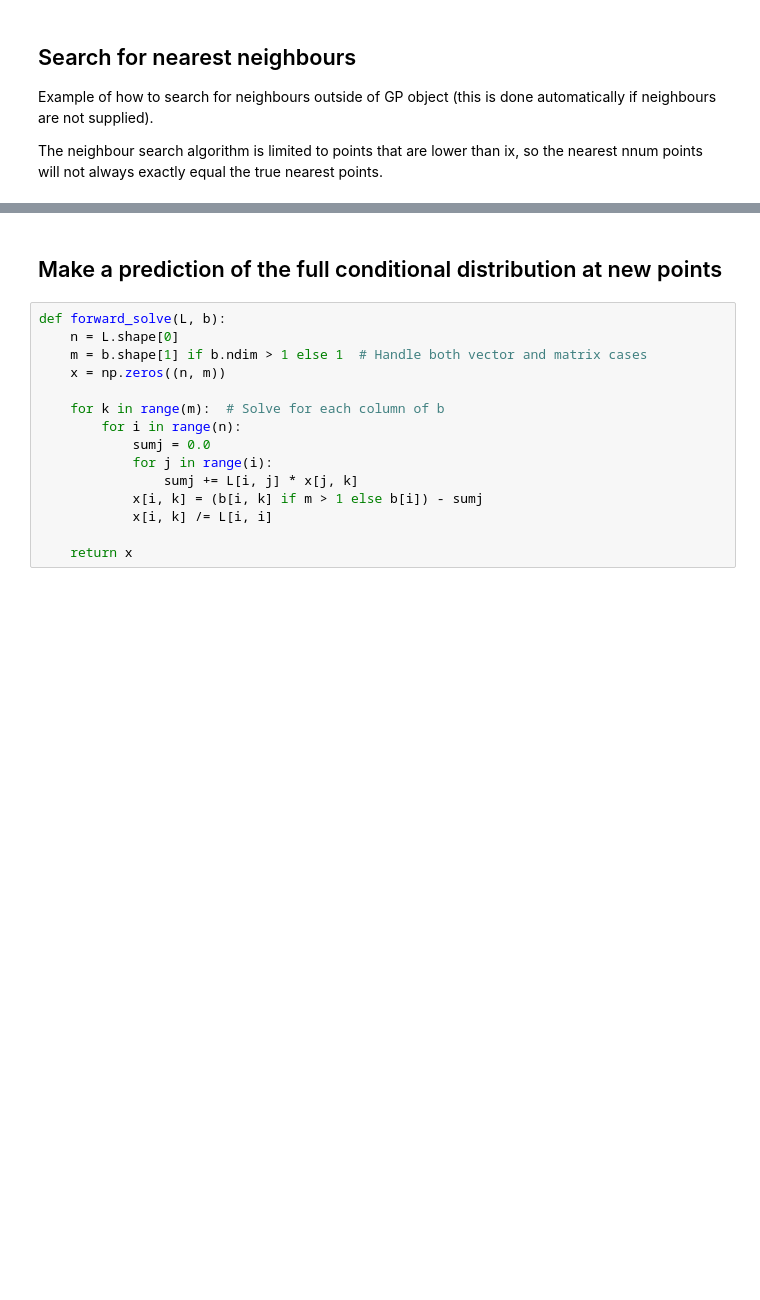
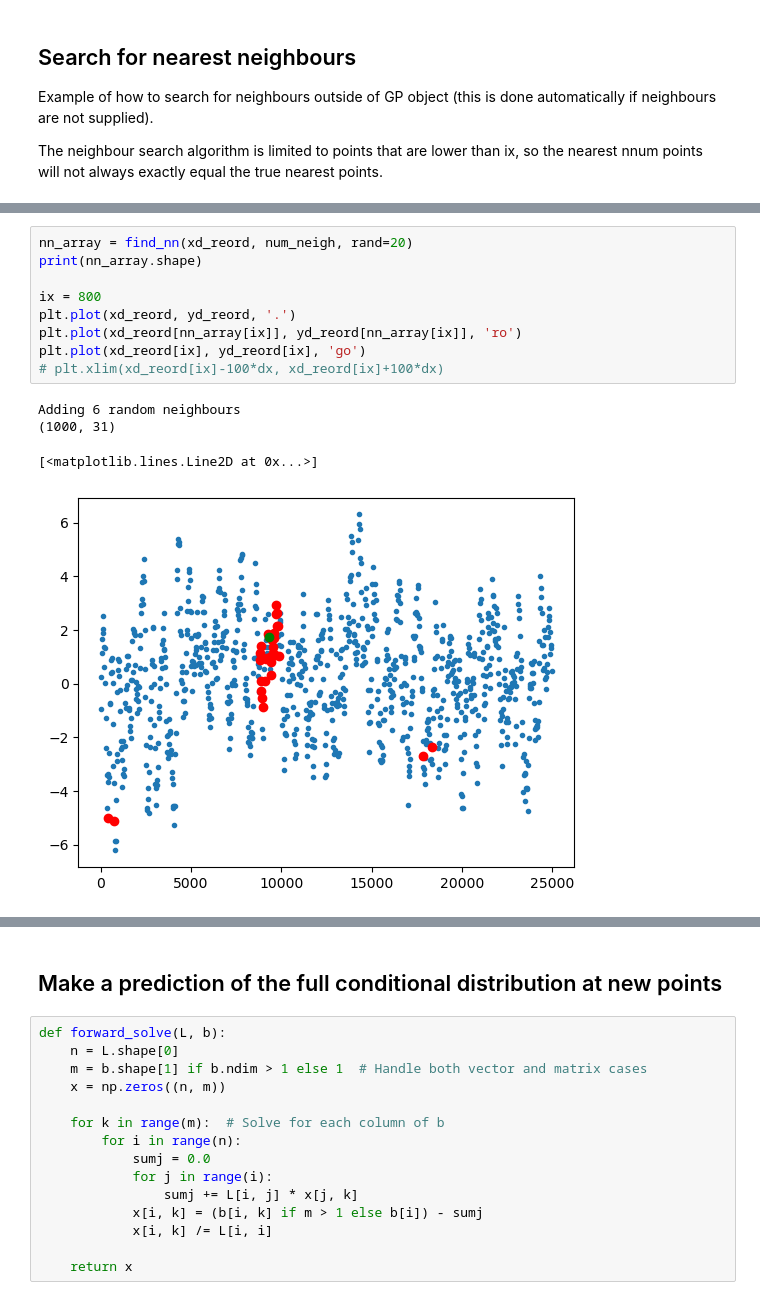
Before and after one commit to TIDE-ITRH/gpvecchia, a Jupyter notebook: docs/examples/example_01_1d_kernel_introduction.ipynb, the cells around one changed output, grey strips where cells are left out. Cells and saved outputs as stored; diff of their text form; blank space fills up the shorter version.

```diff
--- a/docs/examples/example_01_1d_kernel_introduction.ipynb
+++ b/docs/examples/example_01_1d_kernel_introduction.ipynb
@@ -93 +93,15 @@ plt.xlim(xd_reord[ix]-100*dx, xd_reord[ix]+100*dx)
+# %%
+nn_array = find_nn(xd_reord, num_neigh, rand=20)
+print(nn_array.shape)
+
+ix = 800
+plt.plot(xd_reord, yd_reord, '.')
+plt.plot(xd_reord[nn_array[ix]], yd_reord[nn_array[ix]], 'ro')
+plt.plot(xd_reord[ix], yd_reord[ix], 'go')
+# plt.xlim(xd_reord[ix]-100*dx, xd_reord[ix]+100*dx)
+# %% [output]
+Adding 6 random neighbours
+(1000, 31)
+[<matplotlib.lines.Line2D at 0x...>]
+[figure, added]
 # %% [markdown]
```
Also changed, not shown: parts of 5 cells of this notebook, 2 other files.
